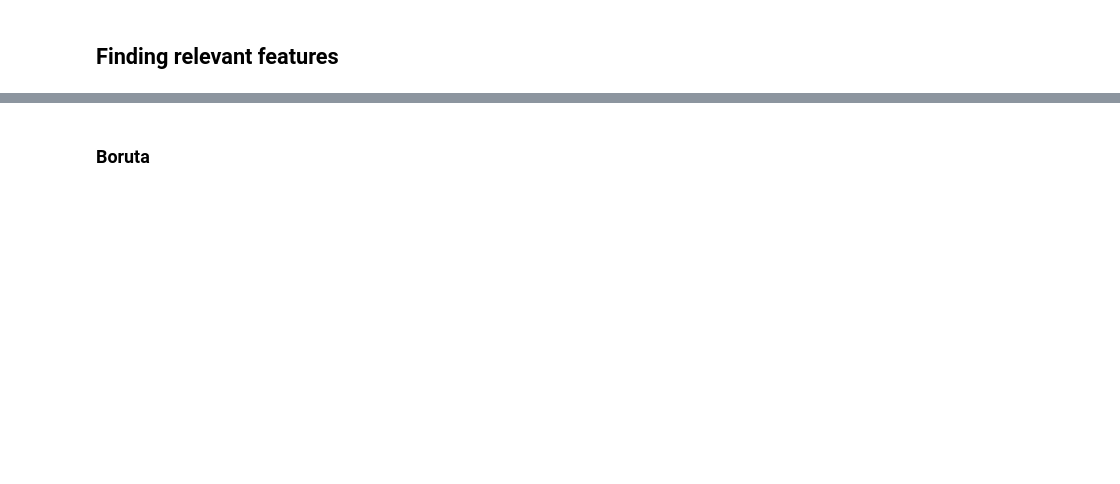
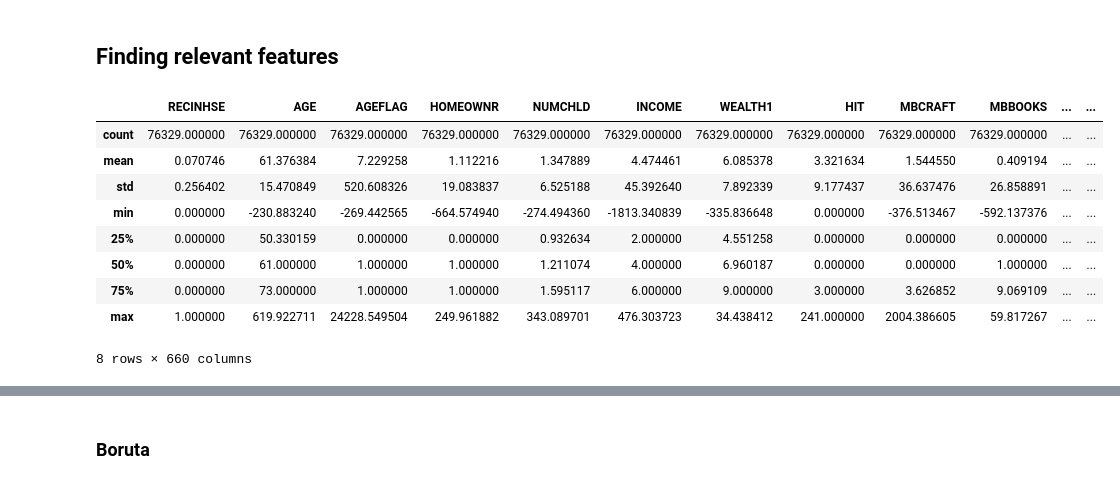
Before and after one commit to datarian/master-thesis-msc-statistics, a Jupyter notebook: notebooks/6_Feature Extraction.ipynb, the cells around one changed output, grey strips where cells are left out. Drawn from its saved outputs; the diff is of its cells as text; code cells hidden in the pictures; blank space fills up the shorter version.

```diff
--- a/notebooks/6_Feature Extraction.ipynb
+++ b/notebooks/6_Feature Extraction.ipynb
@@ -61,3 +40,16 @@ kdd98_learn_targets = kdd98_numeric[['TARGET_B', 'TARGET_D']].copy()
+# %%
+kdd98_learn_feat.describe()
+# %% [output]
+|  | RECINHSE | AGE | AGEFLAG | HOMEOWNR | NUMCHLD | INCOME | WEALTH1 | HIT | MBCRAFT | MBBOOKS | ... | ... |
+| count | 76329.000000 | 76329.000000 | 76329.000000 | 76329.000000 | 76329.000000 | 76329.000000 | 76329.000000 | 76329.000000 | 76329.000000 | 76329.000000 | ... | ... |
+| mean | 0.070746 | 61.376384 | 7.229258 | 1.112216 | 1.347889 | 4.474461 | 6.085378 | 3.321634 | 1.544550 | 0.409194 | ... | ... |
+| std | 0.256402 | 15.470849 | 520.608326 | 19.083837 | 6.525188 | 45.392640 | 7.892339 | 9.177437 | 36.637476 | 26.858891 | ... | ... |
+| min | 0.000000 | -230.883240 | -269.442565 | -664.574940 | -274.494360 | -1813.340839 | -335.836648 | 0.000000 | -376.513467 | -592.137376 | ... | ... |
+| 25% | 0.000000 | 50.330159 | 0.000000 | 0.000000 | 0.932634 | 2.000000 | 4.551258 | 0.000000 | 0.000000 | 0.000000 | ... | ... |
+| 50% | 0.000000 | 61.000000 | 1.000000 | 1.000000 | 1.211074 | 4.000000 | 6.960187 | 0.000000 | 0.000000 | 1.000000 | ... | ... |
+| 75% | 0.000000 | 73.000000 | 1.000000 | 1.000000 | 1.595117 | 6.000000 | 9.000000 | 3.000000 | 3.626852 | 9.069109 | ... | ... |
+| max | 1.000000 | 619.922711 | 24228.549504 | 249.961882 | 343.089701 | 476.303723 | 34.438412 | 241.000000 | 2004.386605 | 59.817267 | ... | ... |
+8 rows × 660 columns
 # %%
 kdd98_learn_targets.describe()
 # %% [output]
```
Also changed, not shown: parts of 10 cells of this notebook, 6 other files.
